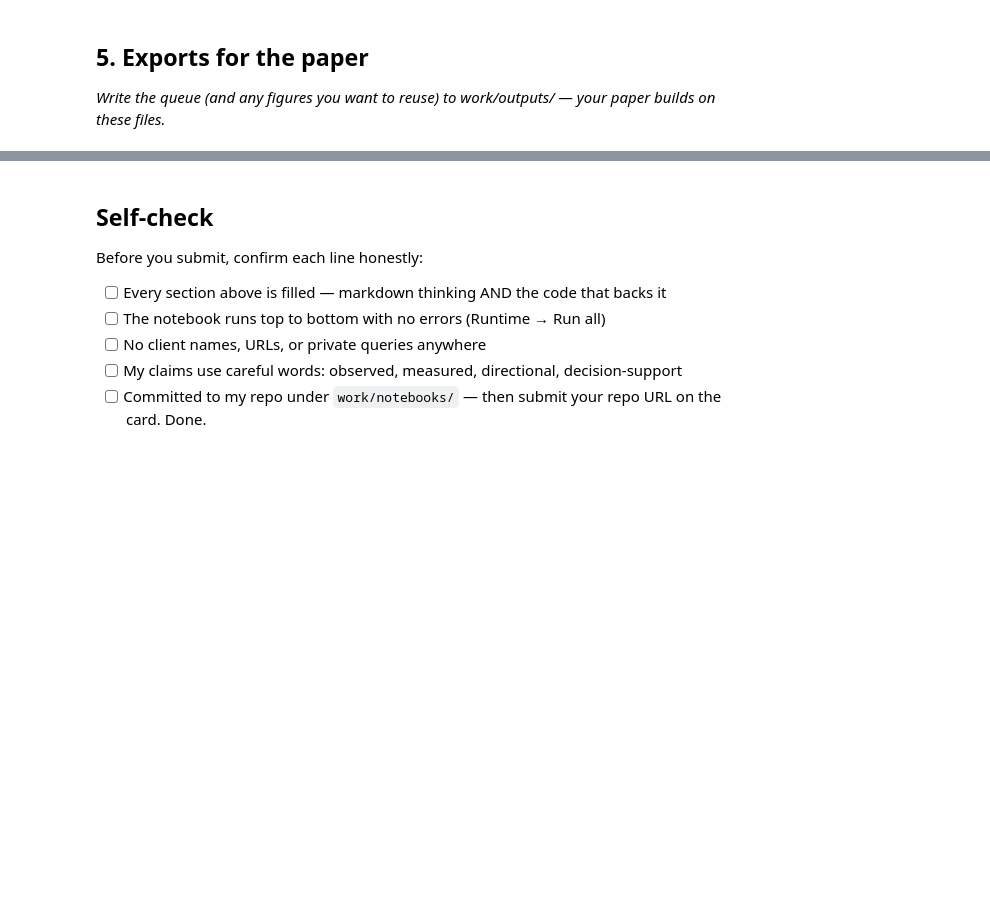
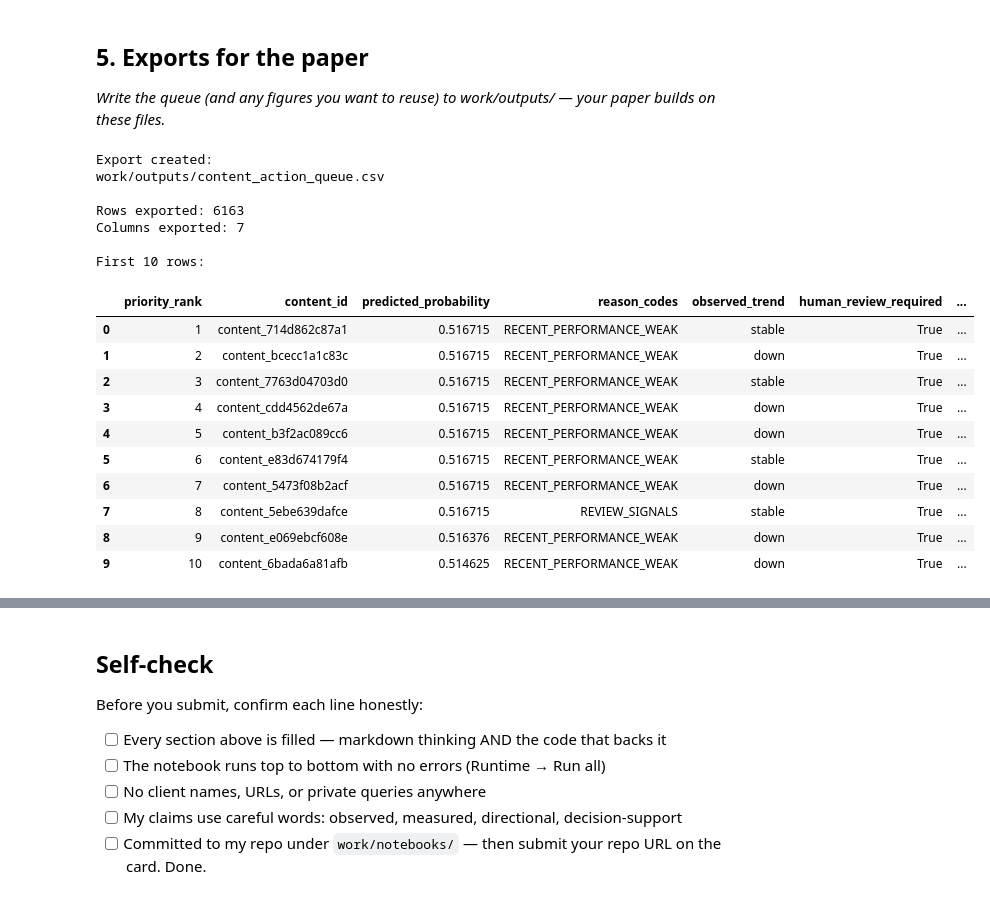
Before and after one commit to Nikita-Sudarshan/flyrank-ml-starter, a Jupyter notebook: work/notebooks/w07_action_playbook.ipynb, the cells around one changed output, grey strips where cells are left out. Cells and saved outputs as stored; diff of their text form; code cells hidden in the pictures; blank space fills up the shorter version.

```diff
--- a/work/notebooks/w07_action_playbook.ipynb
+++ b/work/notebooks/w07_action_playbook.ipynb
@@ -26,0 +656,57 @@ This skeleton is yours to fill. Work the sections **in order** — each one has
+# %%
+
+
+import os
+
+output_dir = "work/outputs"
+os.makedirs(output_dir, exist_ok=True)
+
+paper_queue = review_queue[
+    [
+        "priority_rank",
+        "content_id",
+        "predicted_probability",
+        "reason_codes",
+        "observed_trend",
+        "human_review_required",
+        "no_automatic_action"
+    ]
+].copy()
+
+output_path = os.path.join(
+    output_dir,
+    "content_action_queue.csv"
+)
+
+paper_queue.to_csv(
+    output_path,
+    index=False
+)
+
+print("Export created:")
+print(output_path)
+
+print("\nRows exported:", len(paper_queue))
+print("Columns exported:", len(paper_queue.columns))
+
+print("\nFirst 10 rows:")
+display(paper_queue.head(10))
+# %% [output]
+Export created:
+work/outputs/content_action_queue.csv
+
+Rows exported: 6163
+Columns exported: 7
+
+First 10 rows:
+|  | priority_rank | content_id | predicted_probability | reason_codes | observed_trend | human_review_required | ... |
+| 0 | 1 | content_714d862c87a1 | 0.516715 | RECENT_PERFORMANCE_WEAK | stable | True | ... |
+| 1 | 2 | content_bcecc1a1c83c | 0.516715 | RECENT_PERFORMANCE_WEAK | down | True | ... |
+| 2 | 3 | content_7763d04703d0 | 0.516715 | RECENT_PERFORMANCE_WEAK | stable | True | ... |
+| 3 | 4 | content_cdd4562de67a | 0.516715 | RECENT_PERFORMANCE_WEAK | down | True | ... |
+| 4 | 5 | content_b3f2ac089cc6 | 0.516715 | RECENT_PERFORMANCE_WEAK | down | True | ... |
+| 5 | 6 | content_e83d674179f4 | 0.516715 | RECENT_PERFORMANCE_WEAK | stable | True | ... |
+| 6 | 7 | content_5473f08b2acf | 0.516715 | RECENT_PERFORMANCE_WEAK | down | True | ... |
+| 7 | 8 | content_5ebe639dafce | 0.516715 | REVIEW_SIGNALS | stable | True | ... |
+| 8 | 9 | content_e069ebcf608e | 0.516376 | RECENT_PERFORMANCE_WEAK | down | True | ... |
+| 9 | 10 | content_6bada6a81afb | 0.514625 | RECENT_PERFORMANCE_WEAK | down | True | ... |
```
Also changed, not shown: parts of 21 cells of this notebook.
